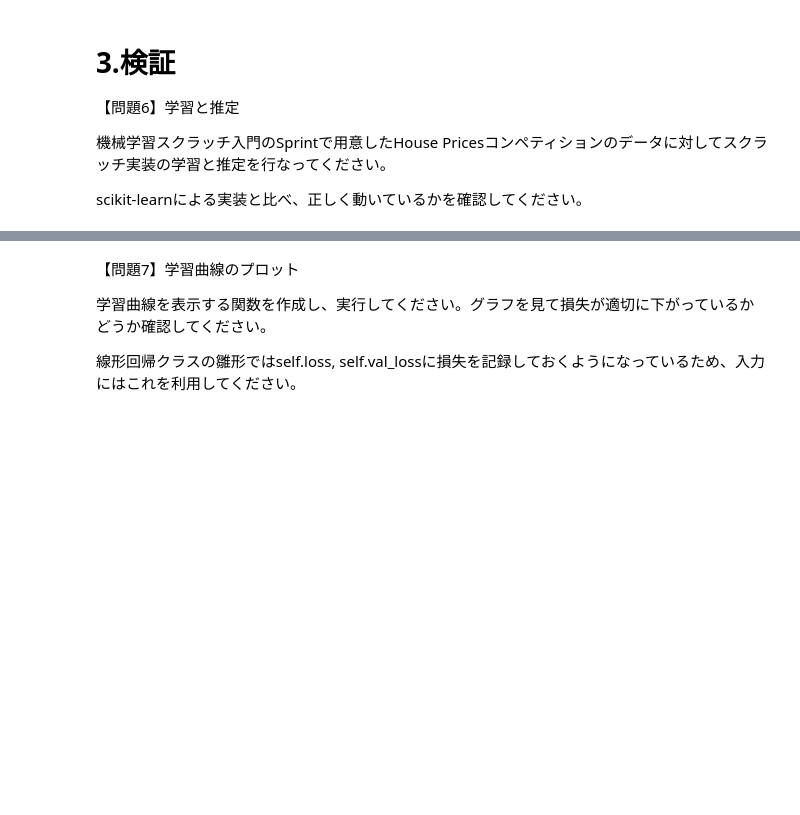
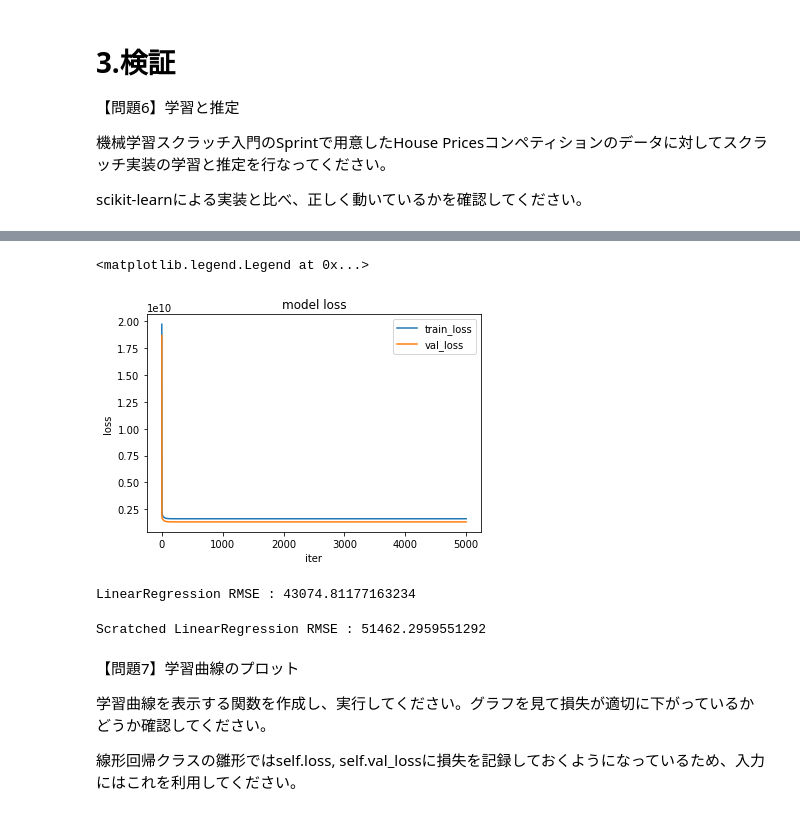
Before and after one commit to shinmiura/diveintocode-ml, a Jupyter notebook: 線形回帰.ipynb, the cells around one changed output, grey strips where cells are left out. Saved outputs shown, nothing was run; the diff lists cells and outputs as text; code cells hidden in the pictures; blank space fills up the shorter version.

```diff
--- a/線形回帰.ipynb
+++ b/線形回帰.ipynb
@@ -687,0 +622,29 @@ drive.mount('/content/drive')
+# %%
+# House Pricesコンペティションのデータ読み込み
+dataset = pd.read_csv("/content/drive/MyDrive/DIC/train.csv")
+
+# 説明変数GrLivAreaとYearBuilt、目的変数SalePriceをそれぞれ抜き出してXとyに設定
+X = dataset.loc[:, ['GrLivArea', 'YearBuilt']]
+y = dataset.loc[:, ['SalePrice']]
+# arrayに変換
+X = X.values
+y = y.values
+
+# trainデータとtestデータへの分割
+X_train, X_test, y_train, y_test = train_test_split(X, y, train_size=0.80, random_state=1234)
+
+# 標準化
+scaler = StandardScaler()
+X_train_std = scaler.fit_transform(X_train)
+X_test_std = scaler.fit_transform(X_test)
+
+# スクラッチしたモデルで訓練
+num_iter = 5000
+lr =0.0000001
+reg = ScratchLinearRegression(num_iter, lr, no_bias = True, verbose = True)
+reg.fit(X_train, y_train, X_test, y_test)
+
+# 線形回帰の推定
+y_pred = reg.predict(X_test)
+
+print('予測値：{:.3f}'.format(y_pred.mean()))
@@ -688,3 +669,49 @@ drive.mount('/content/drive')
+# %%
+plt.plot(range(num_iter), reg.loss, color = 'tab:blue', label = 'train_loss')
+plt.plot(range(num_iter), reg.val_loss, color = 'tab:orange', label = 'val_loss')
+plt.title('model loss')
+plt.xlabel('iter')
+plt.ylabel('loss')
+# 凡例の表示
+plt.legend()
+# %% [output]
+<matplotlib.legend.Legend at 0x...>
+[figure, added]
+# %%
+# scikit-learnによる実装と比べ、正しく動いているかを確認
+# 線形回帰モデルのライブラリ読み込み
+from sklearn.linear_model import LinearRegression
+# 説明変数GrLivAreaとYearBuilt、目的変数SalePriceをそれぞれ抜き出してXとyに設定
+X2 = dataset.loc[:, ['GrLivArea', 'YearBuilt']]
+y2 = dataset.loc[:, ['SalePrice']]
+# arrayに変換
+X2 = X2.values
+y2 = y2.values
+
+# trainデータとtestデータへの分割
+X2_train, X2_test, y2_train, y2_test = train_test_split(X2, y2, train_size=0.80, random_state=1234)
+
+# 標準化
+scaler = StandardScaler()
+X2_train_std = scaler.fit_transform(X2_train)
+X2_test_std = scaler.fit_transform(X2_test)
+
+# 線形回帰モデルの初期化
+lm = LinearRegression()
+# モデルの学習
+lm.fit(X2_train_std, y2_train)
+# 学習済モデルとX2_test_stdを使った予測
+y2_pred = lm.predict(X2_test_std)
+lm_mse = mean_squared_error(y2_test, y2_pred)
+print('LinearRegression RMSE : {}'.format(np.sqrt(lm_mse)))
+# %% [output]
+LinearRegression RMSE : 43074.81177163234
+# %%
+# スクラッチした結果
+reg_mse = mean_squared_error(y_test, y_pred)
+print('Scratched LinearRegression RMSE : {}'.format(np.sqrt(reg_mse)))
+# %% [output]
+Scratched LinearRegression RMSE : 51462.2959551292
 # %% [markdown]
 【問題7】学習曲線のプロット
 
```
Also changed, not shown: parts of 4 cells of this notebook.
